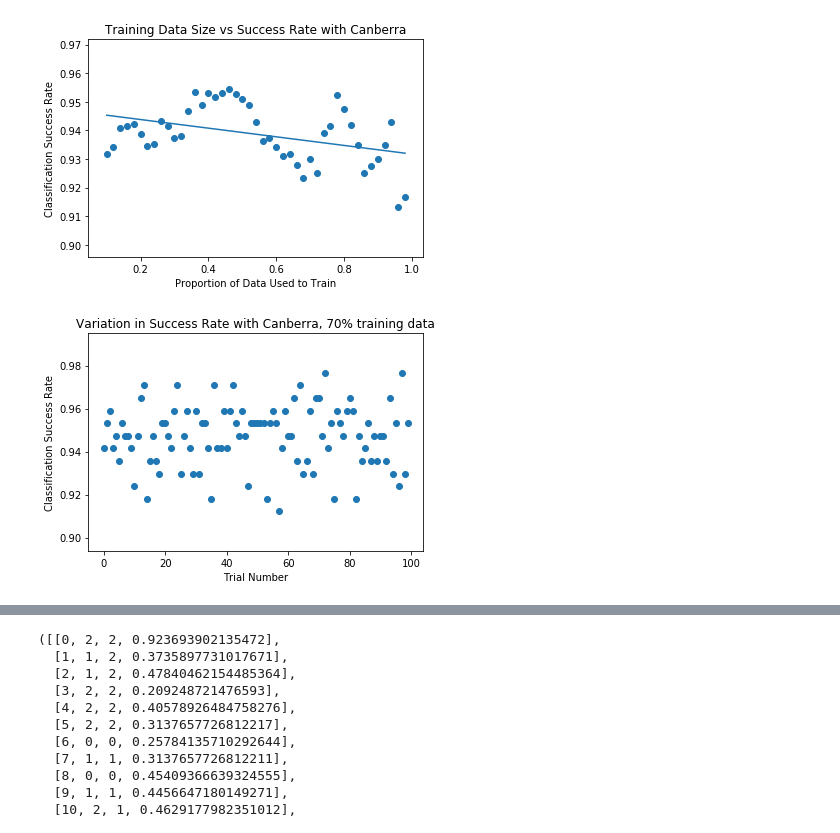
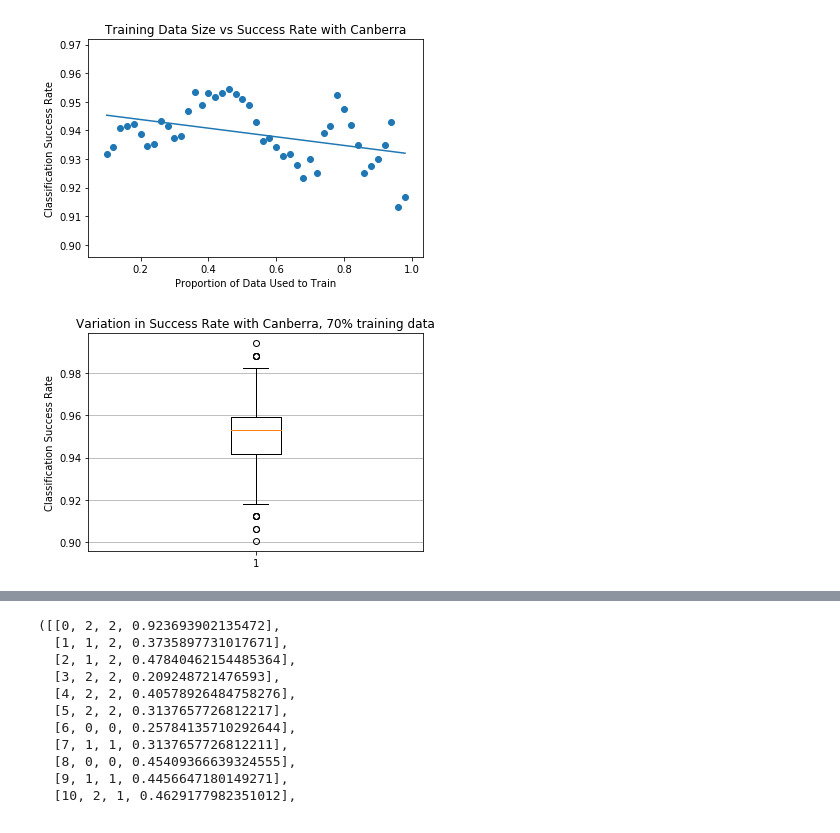
Before and after one commit to einstein9998/Internship, a Jupyter notebook: Iris.ipynb, the cells around one changed output, grey strips where cells are left out. Cells and saved outputs as stored; diff of their text form; code cells hidden in the pictures.

```diff
--- a/Iris.ipynb
+++ b/Iris.ipynb
@@ -310,15 +310,17 @@ plt.show()
 #Let's vary the random seed
 x = []
 y = []
-for seed in np.arange(300):
+for seed in np.arange(1000):
     _, success = nearestNeighborsTest(iris.data, iris.target, trainingSplit=0.7, seed=seed)
     x.append(seed)
     y.append(success)
 
 plt.figure(4)
-plt.xlabel("Trial Number")
+#plt.xlabel("Trial Number")
 plt.ylabel("Classification Success Rate")
 plt.title("Variation in Success Rate with Minkowski, 70% training data")
-plt.scatter(x, y)
+# plt.scatter(x, y)
+# plt.show()
+plt.boxplot(y)
 plt.show()
 # %% [output]
@@ -584,21 +628,20 @@ plt.show()
 #out to some extent withgiven variation in random seed
 # %%
 #varying the random seed - now with canberra!
-x = []
 y = []
-for seed in np.arange(100):
+for seed in np.arange(1000):
     _, success = nearestNeighborsTest(b.data, b.target, trainingSplit=0.7, seed=seed, metric='canberra')
-    x.append(seed)
     y.append(success)
 
 plt.figure(4)
-plt.xlabel("Trial Number")
+#plt.xlabel("Trial Number")
 plt.ylabel("Classification Success Rate")
 plt.title("Variation in Success Rate with Canberra, 70% training data")
-plt.scatter(x, y)
+plt.boxplot(y)
+plt.grid(axis='y')
 plt.show()
 # %% [output]
-[figure, old version]
+[figure, new version]
 # %%
 #Basically the same result, except centered at a higher success rate
 # %%
```
Also changed, not shown: parts of 6 cells of this notebook.
